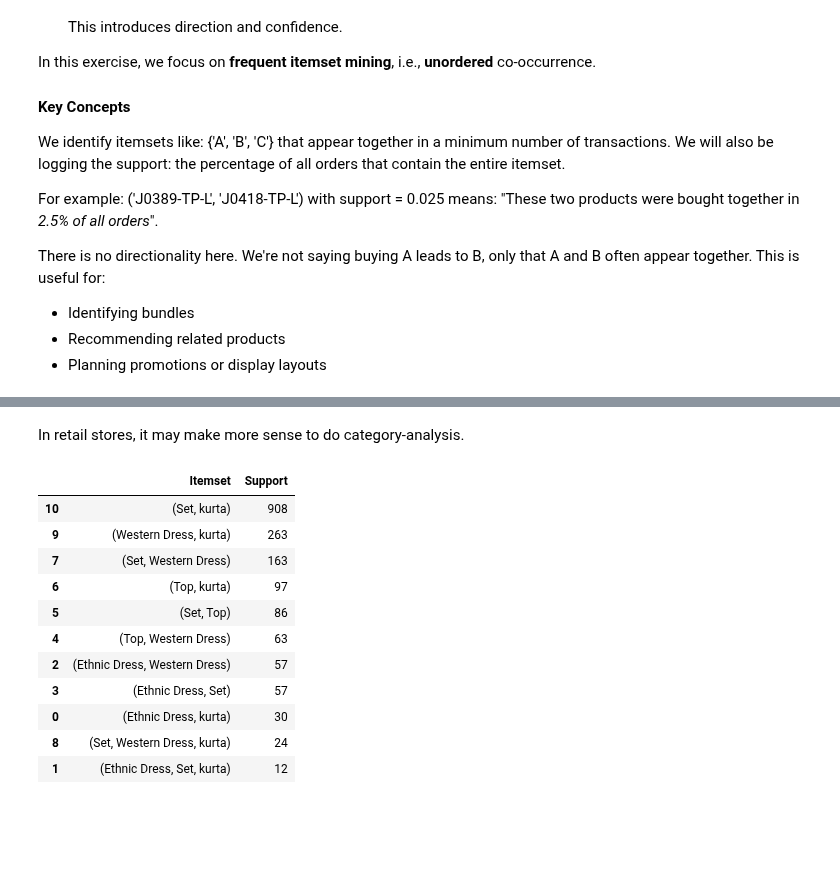
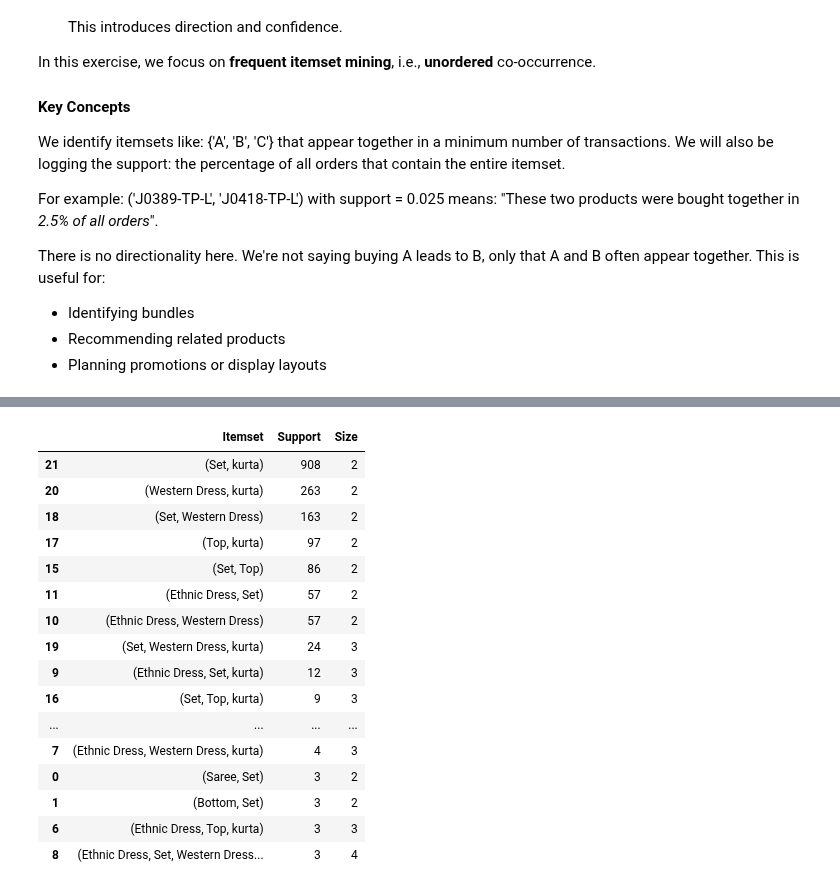
Before and after one commit to ciri/iese-dsfb, a Jupyter notebook: notebooks/220-Amazon-Part-II.ipynb, the cells around one changed output, grey strips where cells are left out. Drawn from its saved outputs; the diff is of its cells as text; code cells hidden in the pictures; blank space fills up the shorter version.

```diff
--- a/notebooks/220-Amazon-Part-II.ipynb
+++ b/notebooks/220-Amazon-Part-II.ipynb
@@ -366,42 +401,35 @@ There is no directionality here. We're not saying buying A leads to B, only that
 # %%
 import pyfpgrowth
 
+ANALYSIS_COLUMN = 'category' # Try base-SKU for online/category which would make more sense for offline settings
+
 # Normalize SKUs by removing common size/variant suffixes
-order_lists = df.groupby('order_id')['base-SKU'].unique()
+order_lists = df.groupby('order_id')[ANALYSIS_COLUMN].unique()
 
 # Apply market basket analysis
 patterns = pyfpgrowth.find_frequent_patterns(order_lists, 3)
 
 # Filter itemsets with more than 1 item
 unordered_sets = {k: v for k, v in patterns.items() if len(k) > 1}
 
 df_patterns = pd.DataFrame(unordered_sets.items(), columns=['Itemset', 'Support'])
 df_patterns['Size'] = df_patterns['Itemset'].apply(lambda x: len(x))
 df_patterns.sort_values('Support', ascending=False)
+# %% [output]
+|  | Itemset | Support | Size |
+| 21 | (Set, kurta) | 908 | 2 |
+| 20 | (Western Dress, kurta) | 263 | 2 |
+| 18 | (Set, Western Dress) | 163 | 2 |
+| 17 | (Top, kurta) | 97 | 2 |
+| 15 | (Set, Top) | 86 | 2 |
+| 11 | (Ethnic Dress, Set) | 57 | 2 |
+| 10 | (Ethnic Dress, Western Dress) | 57 | 2 |
+| 19 | (Set, Western Dress, kurta) | 24 | 3 |
+| 9 | (Ethnic Dress, Set, kurta) | 12 | 3 |
+| 16 | (Set, Top, kurta) | 9 | 3 |
+| ... | ... | ... | ... |
+| 7 | (Ethnic Dress, Western Dress, kurta) | 4 | 3 |
+| 0 | (Saree, Set) | 3 | 2 |
+| 1 | (Bottom, Set) | 3 | 2 |
+| 6 | (Ethnic Dress, Top, kurta) | 3 | 3 |
+| 8 | (Ethnic Dress, Set, Western Dress... | 3 | 4 |
-# %% [markdown]
-In retail stores, it may make more sense to do category-analysis.
-# %%
-order_lists = df.groupby('order_id')['category'].unique()
-
-# Apply market basket analysis
-patterns = pyfpgrowth.find_frequent_patterns(order_lists, 3)
-
-# Filter itemsets with more than 1 item
-unordered_sets = {k: v for k, v in patterns.items() if len(k) > 1}
-
-df_patterns = pd.DataFrame(unordered_sets.items(), columns=['Itemset', 'Support'])
-df_patterns['Size'] = df_patterns['Itemset'].apply(lambda x: len(x))
-df_patterns.sort_values('Support', ascending=False)
-# %% [output]
-|  | Itemset | Support |
-| 10 | (Set, kurta) | 908 |
-| 9 | (Western Dress, kurta) | 263 |
-| 7 | (Set, Western Dress) | 163 |
-| 6 | (Top, kurta) | 97 |
-| 5 | (Set, Top) | 86 |
-| 4 | (Top, Western Dress) | 63 |
-| 2 | (Ethnic Dress, Western Dress) | 57 |
-| 3 | (Ethnic Dress, Set) | 57 |
-| 0 | (Ethnic Dress, kurta) | 30 |
-| 8 | (Set, Western Dress, kurta) | 24 |
-| 1 | (Ethnic Dress, Set, kurta) | 12 |
```
Also changed, not shown: parts of 8 cells of this notebook, 16 other files.
